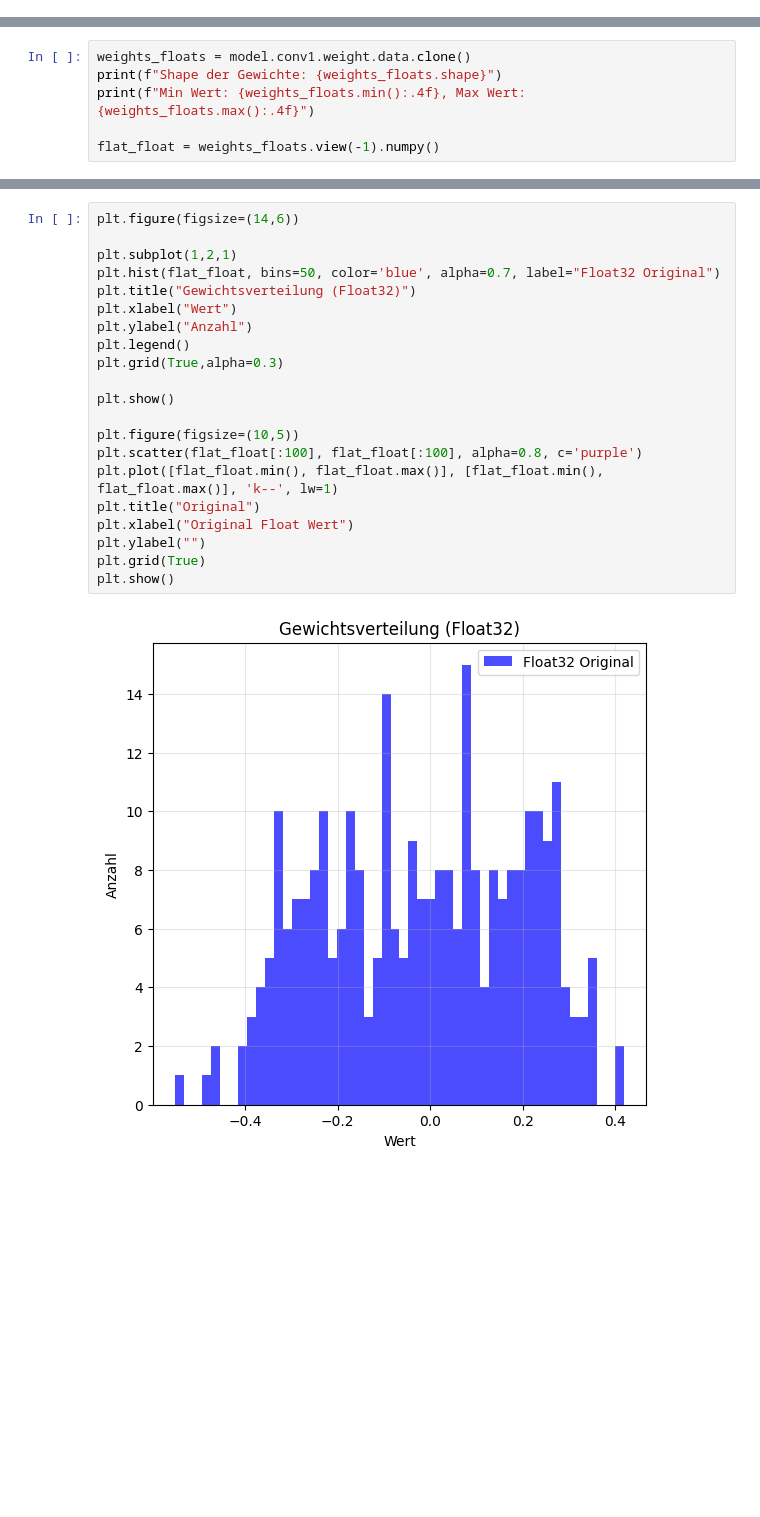
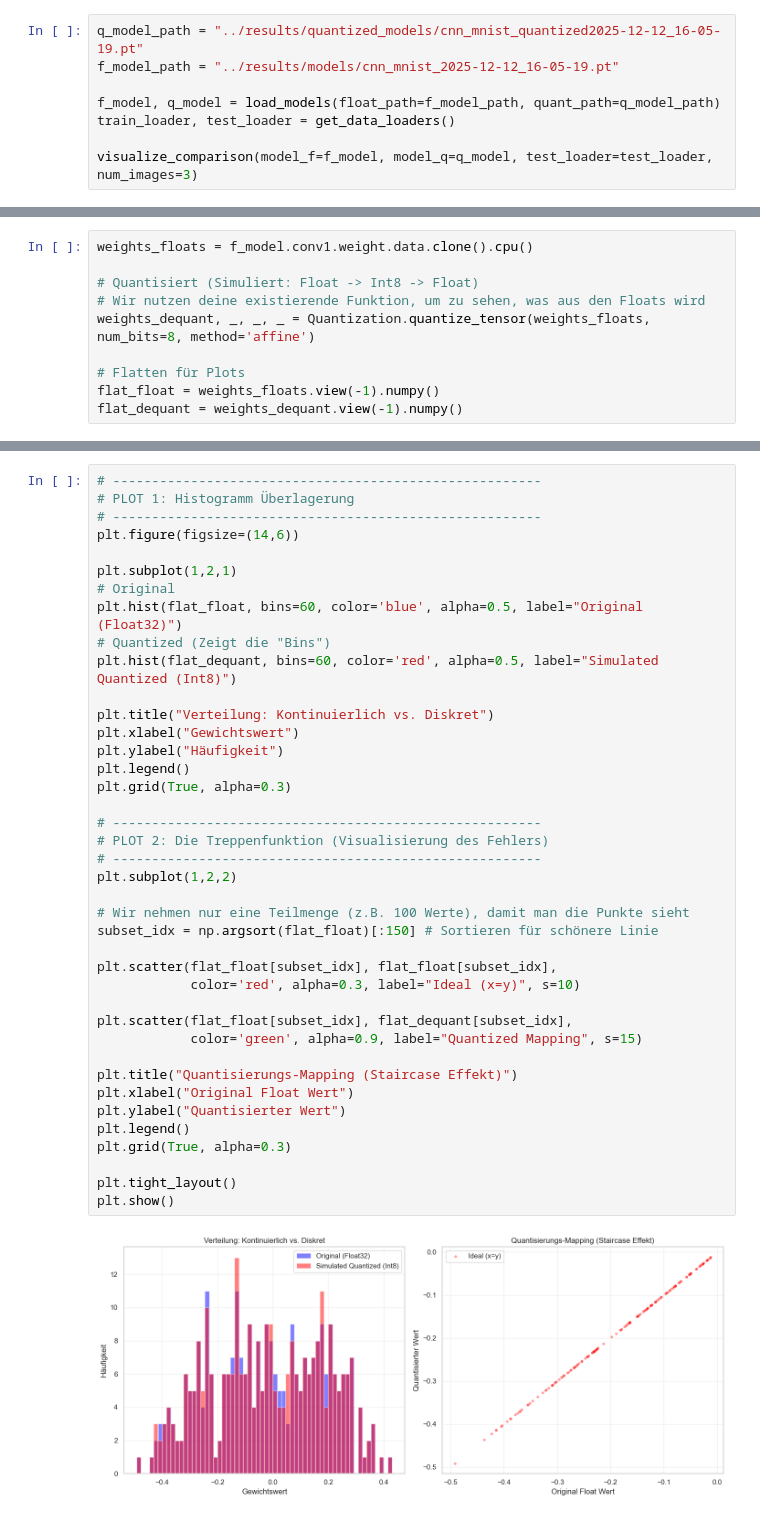
Before and after one commit to DomiTe/Forschungsprojekt, a Jupyter notebook: notebooks/02_visualization.ipynb, the cells around one changed output, grey strips where cells are left out. Drawn from its saved outputs; the diff is of its cells as text; blank space fills up the shorter version.

Commit message:
reworked visualisation in notebooks

```diff
--- a/notebooks/02_visualization.ipynb
+++ b/notebooks/02_visualization.ipynb
@@ -21,0 +158,8 @@ Modell geladen.
+# %%
+q_model_path = "../results/quantized_models/cnn_mnist_quantized2025-12-12_16-05-19.pt"
+f_model_path = "../results/models/cnn_mnist_2025-12-12_16-05-19.pt"
+
+f_model, q_model = load_models(float_path=f_model_path, quant_path=q_model_path)
+train_loader, test_loader = get_data_loaders()
+
+visualize_comparison(model_f=f_model, model_q=q_model, test_loader=test_loader, num_images=3)
@@ -22,6 +168,10 @@ Modell geladen.
 # %%
-weights_floats = model.conv1.weight.data.clone()
-print(f"Shape der Gewichte: {weights_floats.shape}")
-print(f"Min Wert: {weights_floats.min():.4f}, Max Wert: {weights_floats.max():.4f}")
+weights_floats = f_model.conv1.weight.data.clone().cpu()
 
+# Quantisiert (Simuliert: Float -> Int8 -> Float)
+# Wir nutzen deine existierende Funktion, um zu sehen, was aus den Floats wird
+weights_dequant, _, _, _ = Quantization.quantize_tensor(weights_floats, num_bits=8, method='affine')
+
+# Flatten für Plots
 flat_float = weights_floats.view(-1).numpy()
+flat_dequant = weights_dequant.view(-1).numpy()
@@ -31,23 +178,42 @@ Min Wert: -0.5508, Max Wert: 0.4185
 # %%
+# -------------------------------------------------------
+# PLOT 1: Histogramm Überlagerung
+# -------------------------------------------------------
 plt.figure(figsize=(14,6))
 
 plt.subplot(1,2,1)
-plt.hist(flat_float, bins=50, color='blue', alpha=0.7, label="Float32 Original")
-plt.title("Gewichtsverteilung (Float32)")
-plt.xlabel("Wert")
-plt.ylabel("Anzahl")
+# Original
+plt.hist(flat_float, bins=60, color='blue', alpha=0.5, label="Original (Float32)")
+# Quantized (Zeigt die "Bins")
+plt.hist(flat_dequant, bins=60, color='red', alpha=0.5, label="Simulated Quantized (Int8)")
+
+plt.title("Verteilung: Kontinuierlich vs. Diskret")
+plt.xlabel("Gewichtswert")
+plt.ylabel("Häufigkeit")
 plt.legend()
-plt.grid(True,alpha=0.3)
+plt.grid(True, alpha=0.3)
 
+# -------------------------------------------------------
+# PLOT 2: Die Treppenfunktion (Visualisierung des Fehlers)
+# -------------------------------------------------------
+plt.subplot(1,2,2)
+
+# Wir nehmen nur eine Teilmenge (z.B. 100 Werte), damit man die Punkte sieht
+subset_idx = np.argsort(flat_float)[:150] # Sortieren für schönere Linie
+
+plt.scatter(flat_float[subset_idx], flat_float[subset_idx],
+            color='red', alpha=0.3, label="Ideal (x=y)", s=10)
+
+plt.scatter(flat_float[subset_idx], flat_dequant[subset_idx],
+            color='green', alpha=0.9, label="Quantized Mapping", s=15)
+
+plt.title("Quantisierungs-Mapping (Staircase Effekt)")
+plt.xlabel("Original Float Wert")
+plt.ylabel("Quantisierter Wert")
+plt.legend()
+plt.grid(True, alpha=0.3)
+
+plt.tight_layout()
 plt.show()
-
-plt.figure(figsize=(10,5))
-plt.scatter(flat_float[:100], flat_float[:100], alpha=0.8, c='purple')
-plt.plot([flat_float.min(), flat_float.max()], [flat_float.min(), flat_float.max()], 'k--', lw=1)
-plt.title("Original")
-plt.xlabel("Original Float Wert")
-plt.ylabel("")
-plt.grid(True)
-plt.show()
 # %% [output]
-[figure, old version]
+[figure, new version]
```
Also changed, not shown: parts of 12 cells of this notebook, 23 other files.
